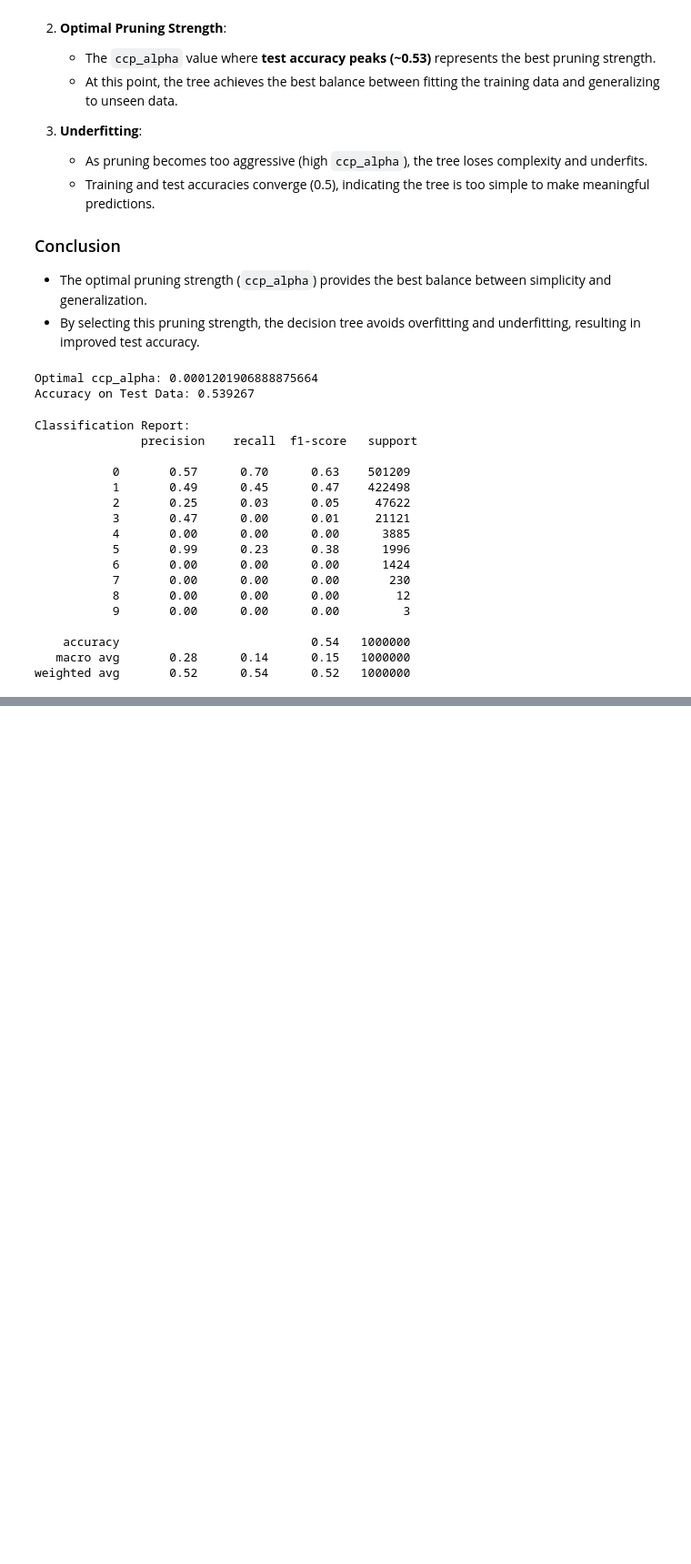
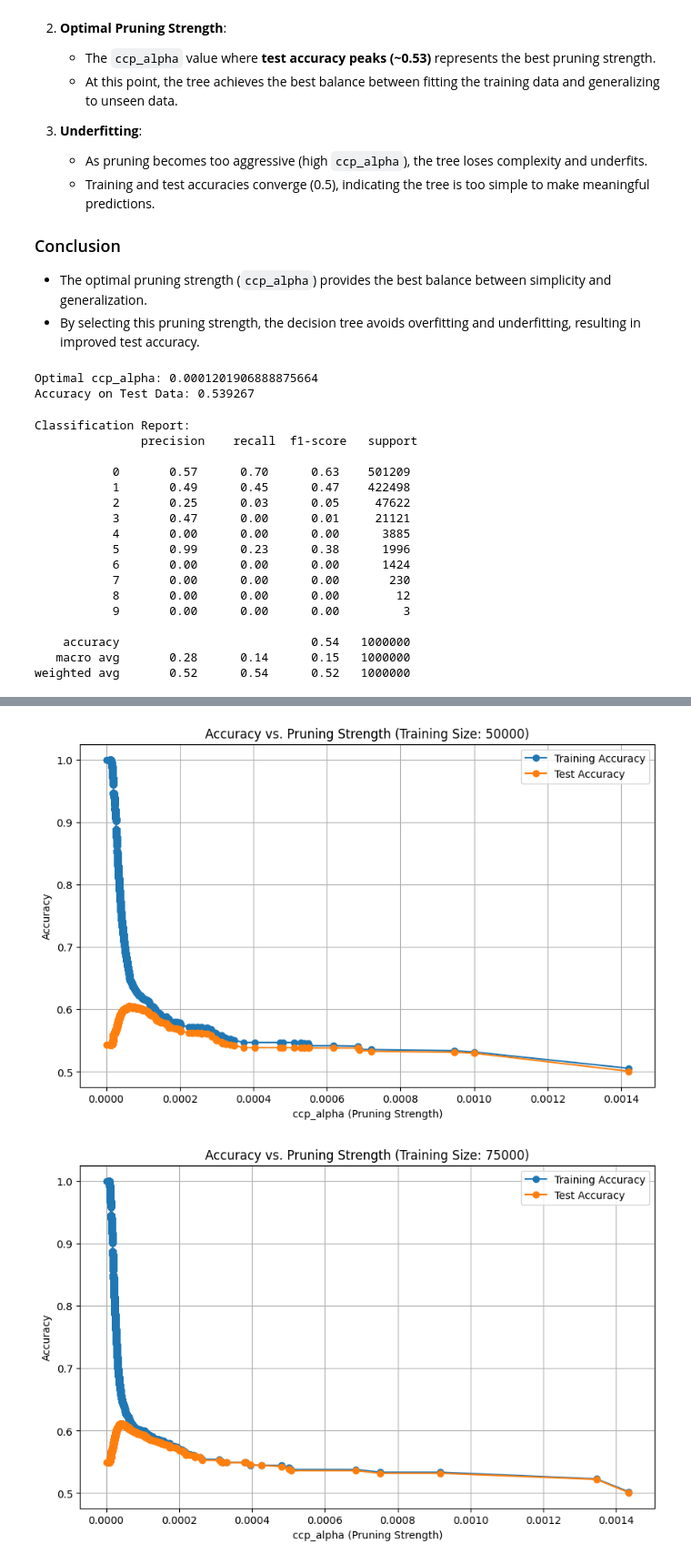
Before and after one commit to RonanGreen1/Data_Science, a Jupyter notebook: Decision tree/DS.ipynb, the cells around one changed output, grey strips where cells are left out. Shown at 91% size. Saved outputs shown, nothing was run; the diff lists cells and outputs as text; code cells hidden in the pictures; blank space fills up the shorter version.

Commit message:
finished up 2 extra model plots after pruning

```diff
--- a/Decision tree/DS.ipynb
+++ b/Decision tree/DS.ipynb
@@ -327,0 +447,34 @@ weighted avg       0.52      0.54      0.52   1000000
+# %%
+# Loop through stored datasets and plot graphs
+for size, (X_train, X_test, y_train, y_test) in datasets.items():
+    # Get effective alpha values for pruning
+    pruned_model = DecisionTreeClassifier(random_state=42)
+    path = pruned_model.cost_complexity_pruning_path(X_train, y_train)
+    ccp_alphas = path.ccp_alphas  # Extract alpha values
+
+    # Initialize lists for accuracies
+    train_scores = []
+    test_scores = []
+
+    # Train and evaluate the tree for each alpha
+    for alpha in ccp_alphas:
+        pruned_model = DecisionTreeClassifier(random_state=42, ccp_alpha=alpha)
+        pruned_model.fit(X_train, y_train)
+
+        # Record accuracies for training and test sets
+        train_scores.append(pruned_model.score(X_train, y_train))
+        test_scores.append(pruned_model.score(X_test, y_test))
+
+    # Plot training and test accuracy for the current training size
+    plt.figure(figsize=(10, 6))
+    plt.plot(ccp_alphas, train_scores, label="Training Accuracy", marker='o')
+    plt.plot(ccp_alphas, test_scores, label="Test Accuracy", marker='o')
+    plt.xlabel("ccp_alpha (Pruning Strength)")
+    plt.ylabel("Accuracy")
+    plt.title(f"Accuracy vs. Pruning Strength (Training Size: {size})")
+    plt.legend()
+    plt.grid()
+    plt.show()
+# %% [output]
+[figure, added]
+[figure, added]
```
Also changed, not shown: parts of 2 cells of this notebook.
